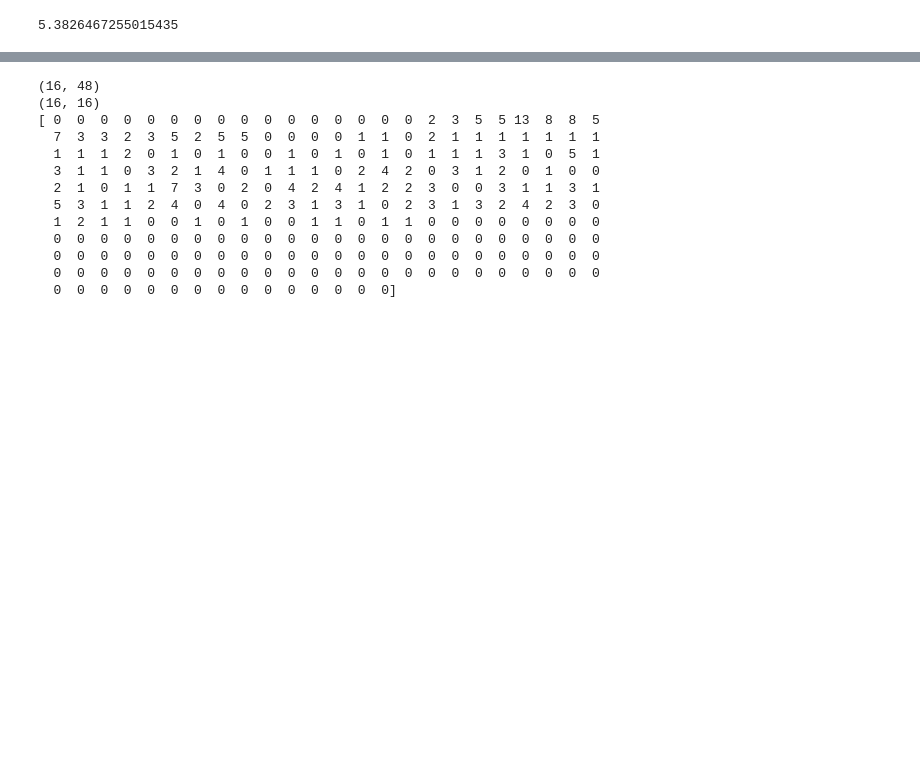
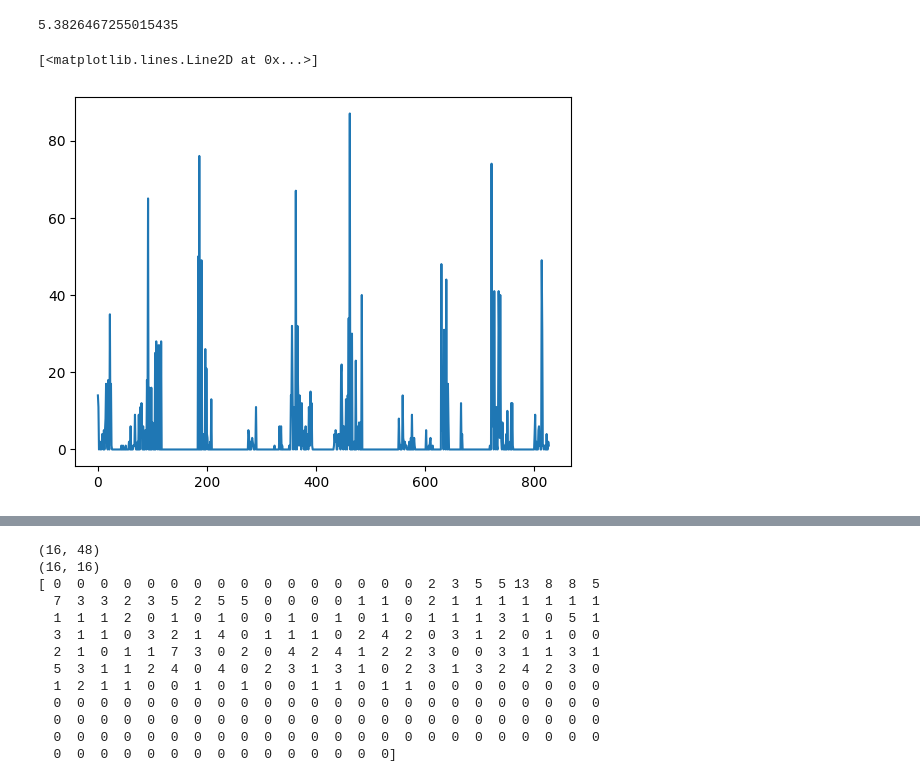
Before and after one commit to DefenseIsAlie/EE-401-Expression_Recognition, a Jupyter notebook: ImageFormat.ipynb, the cells around one changed output, grey strips where cells are left out. Drawn from its saved outputs; the diff is of its cells as text; code cells hidden in the pictures; blank space fills up the shorter version.

```diff
--- a/ImageFormat.ipynb
+++ b/ImageFormat.ipynb
@@ -127,8 +127,29 @@ def _split_mat(arr: numpy.ndarray, blk_size: int = 16):
         for y in tmp:
             split.append(y)
     return split
+# bin(4)
+def get_ubins():
+    bins = []
+    for i in range(256):
+        bin_form = bin(i)
+        bin_form = bin_form[2:]
+        trns = 0
+        #while len(bin_form) <= 8:
+         #  bin_form = '0' + bin_form
+        curr = bin_form[0]
+        prev = bin_form[0]
+        for x in bin_form:
+            prev = curr
+            curr = x
+            if curr != prev:
+                trns +=1
+        if trns <= 2:
+            bins.append(i)
+    return bins
 
-def _lbph_algorithm(path: str):
+bins = get_ubins()
+
+def _lbph_algorithm(path: str, ubins: list):
     im = Image.open(path).convert("L")
     im = numpy.array(im)
     min_indx = 0
@@ -197,13 +218,18 @@ def _lbph_algorithm(path: str):
     hist = []
 
     for tile in tiles:
-        o = numpy.histogram(tile, list(range(0,256)))
+        o = numpy.histogram(tile, ubins)
         hist.append(o[0])
 
     hist = numpy.concatenate(hist)
 
     return im , hist
 
-im , hist= _lbph_algorithm("data/validation/surprise/10097.jpg")
+im , hist= _lbph_algorithm("data/validation/surprise/10097.jpg", bins)
 im = Image.fromarray(im)
 im.show()
+# %%
+plt.plot(hist)
+# %% [output]
+[<matplotlib.lines.Line2D at 0x...>]
+[figure, added]
```
Also changed, not shown: parts of 1 cell of this notebook, 5 other files.
